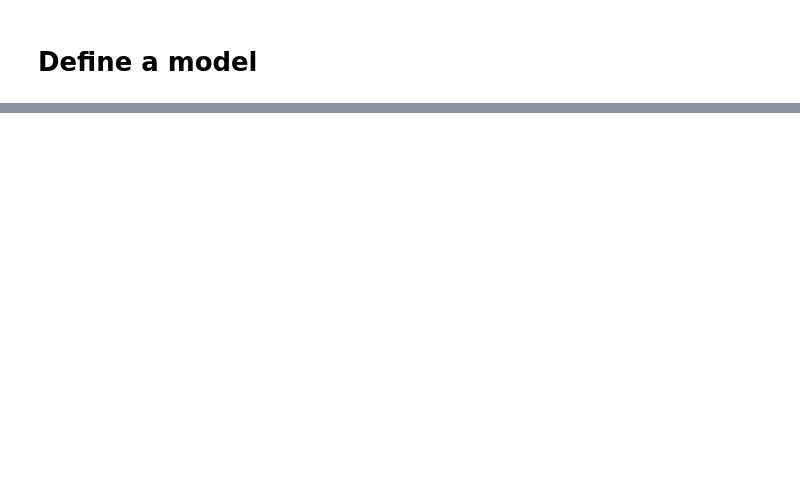
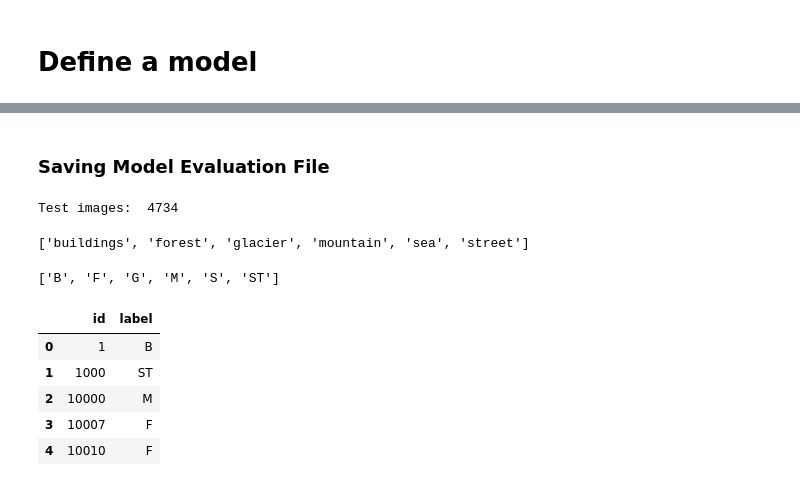
Before and after one commit to YachaySCG/summer_school_2021, a Jupyter notebook: template_pytorch_sc_2021.ipynb, the cells around one changed output, grey strips where cells are left out. Cells and saved outputs as stored; diff of their text form; code cells hidden in the pictures; blank space fills up the shorter version.

```diff
--- a/template_pytorch_sc_2021.ipynb
+++ b/template_pytorch_sc_2021.ipynb
@@ -254,0 +339,2 @@ def plot_results(results, name):
+# %% [markdown]
+### Saving Model Evaluation File
@@ -254,0 +383,49 @@ def plot_results(results, name):
+# %%
+print("Test images: ", len(test_set))
+# %% [output]
+Test images:  4734
+# %%
+classes_names
+# %% [output]
+['buildings', 'forest', 'glacier', 'mountain', 'sea', 'street']
+# %%
+# labels to write in the .csv file
+labels_csv = ['B', 'F', 'G', 'M','S', 'ST']
+labels_csv
+# %% [output]
+['B', 'F', 'G', 'M', 'S', 'ST']
+# %%
+# Saving the image id and prediction in a .csv file
+logname = os.path.join(RESULT_DIR,'sample_submission_first_n.csv')
+
+if not os.path.exists(""):
+  with open(logname, 'w') as logfile:
+    logwriter = csv.writer(logfile, delimiter=',')
+    logwriter.writerow(['id', 'label'])
+
+for idx, (img_id, img) in enumerate(test_loader):
+
+
+  # TODO: Check what is the result of load_model
+  # If the y_pred is the index, which corresponds to an specific class
+  # This implementation will not have mistakes.
+  # Otherwise, you probably need to add a torch.argmax layer after y_pred
+
+  y_pred = load_model(img.cuda())
+  y_pred = torch.argmax(y_pred)
+  y_pred = y_pred.cpu().item()
+  #print(img_id[0].split(".")[0], y_pred, classes_names[y_pred], labels_csv[y_pred])
+
+  with open(logname, 'a') as logfile:
+    logwriter = csv.writer(logfile, delimiter=',')
+    logwriter.writerow([img_id[0].split(".")[0], labels_csv[y_pred]])
+# %%
+results = pd.read_csv(logname, sep =',')
+results.head()
+# %% [output]
+|  | id | label |
+| 0 | 1 | B |
+| 1 | 1000 | ST |
+| 2 | 10000 | M |
+| 3 | 10007 | F |
+| 4 | 10010 | F |
```
Also changed, not shown: parts of 21 cells of this notebook, 2 other files.
